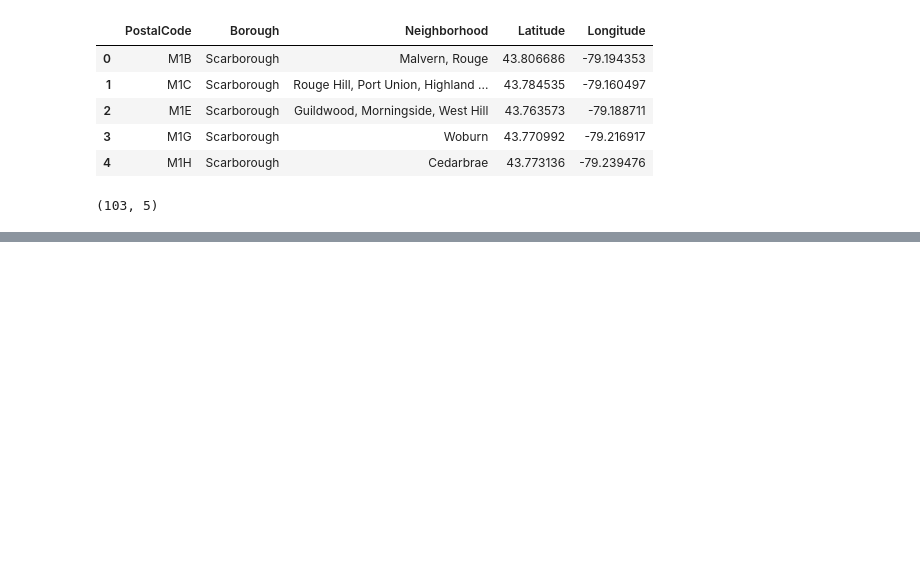
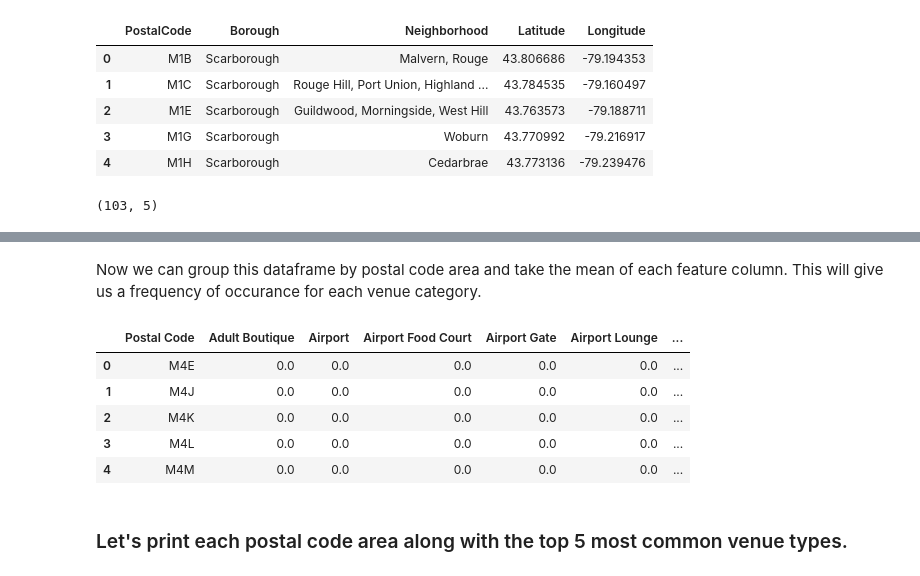
Before and after one commit to mphill82/Coursera_Clustering, a Jupyter notebook: Clustering_Toronto_Neighborhoods.ipynb, the cells around one changed output, grey strips where cells are left out. Drawn from its saved outputs; the diff is of its cells as text; code cells hidden in the pictures; blank space fills up the shorter version.

```diff
--- a/Clustering_Toronto_Neighborhoods.ipynb
+++ b/Clustering_Toronto_Neighborhoods.ipynb
@@ -81,0 +257,14 @@ df.shape
+# %% [markdown]
+Now we can group this dataframe by postal code area and take the mean of each feature column.  This will give us a frequency of occurance for each venue category.
+# %%
+toronto_grouped=toronto_df.groupby('Postal Code').mean().reset_index()
+toronto_grouped.head()
+# %% [output]
+|  | Postal Code | Adult Boutique | Airport | Airport Food Court | Airport Gate | Airport Lounge | ... |
+| 0 | M4E | 0.0 | 0.0 | 0.0 | 0.0 | 0.0 | ... |
+| 1 | M4J | 0.0 | 0.0 | 0.0 | 0.0 | 0.0 | ... |
+| 2 | M4K | 0.0 | 0.0 | 0.0 | 0.0 | 0.0 | ... |
+| 3 | M4L | 0.0 | 0.0 | 0.0 | 0.0 | 0.0 | ... |
+| 4 | M4M | 0.0 | 0.0 | 0.0 | 0.0 | 0.0 | ... |
+# %% [markdown]
+### Let's print each postal code area along with the top 5 most common venue types.
```
Also changed, not shown: parts of 26 cells of this notebook.
